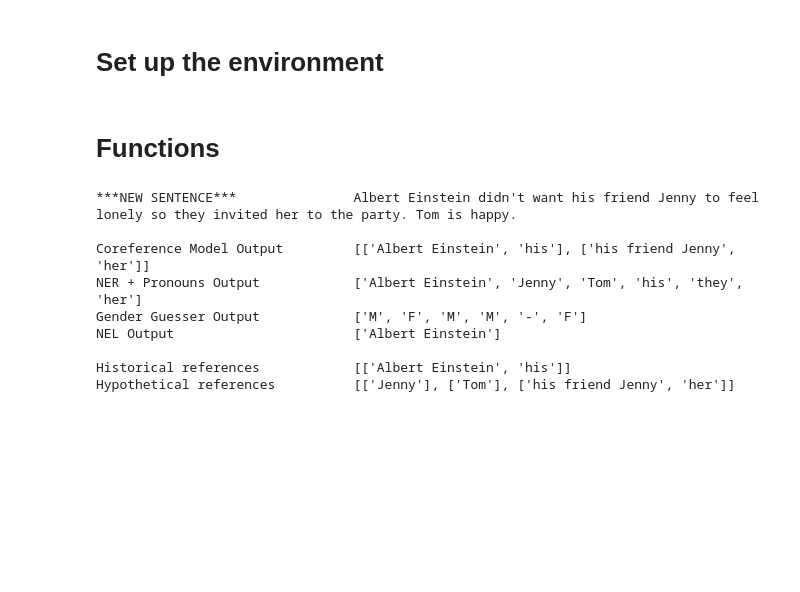
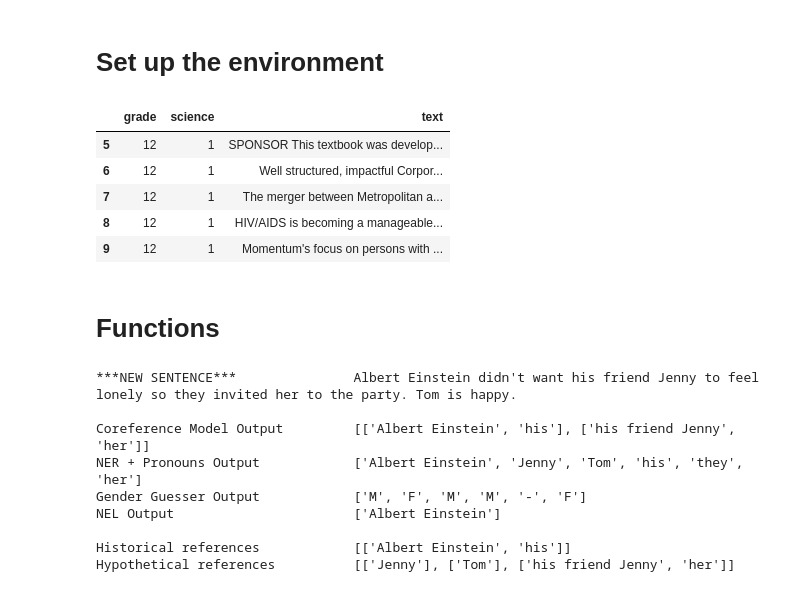
Before and after one commit to darisoy/EE517_Sp21, a Jupyter notebook: Project/pipeline.ipynb, the cells around one changed output. Cells and saved outputs as stored; diff of their text form; code cells hidden in the pictures; blank space fills up the shorter version.

```diff
--- a/Project/pipeline.ipynb
+++ b/Project/pipeline.ipynb
@@ -42,6 +45,22 @@ un_named_mentions = fem_p + male_p + personal_p + other_p + people + people_f +
 f_un_named = fem_p + people_f
 m_un_named = male_p + people_m
 neutral_un_named = personal_p + other_p + people
+# %%
+# get data
+train = pd.read_csv('/content/train.csv', delimiter= ",", low_memory=False, index_col=0)
+test = pd.read_csv('/content/test.csv', delimiter= ",", low_memory=False, index_col=0)
+data = pd.concat([train, test], axis = 0)
+data = data.drop(['bool', 'book', 'text', 'level'], axis=1)
+data = data.rename(columns={'text_org': 'text'})
+data.fillna('[]',inplace = True)
+data[data.grade=='12'].head()
+# %% [output]
+|  | grade | science | text |
+| 5 | 12 | 1 | SPONSOR This textbook was develop... |
+| 6 | 12 | 1 | Well structured, impactful Corpor... |
+| 7 | 12 | 1 | The merger between Metropolitan a... |
+| 8 | 12 | 1 | HIV/AIDS is becoming a manageable... |
+| 9 | 12 | 1 | Momentum's focus on persons with ... |
 # %% [markdown]
 # Functions
 # %%
```
Also changed, not shown: parts of 11 cells of this notebook.
